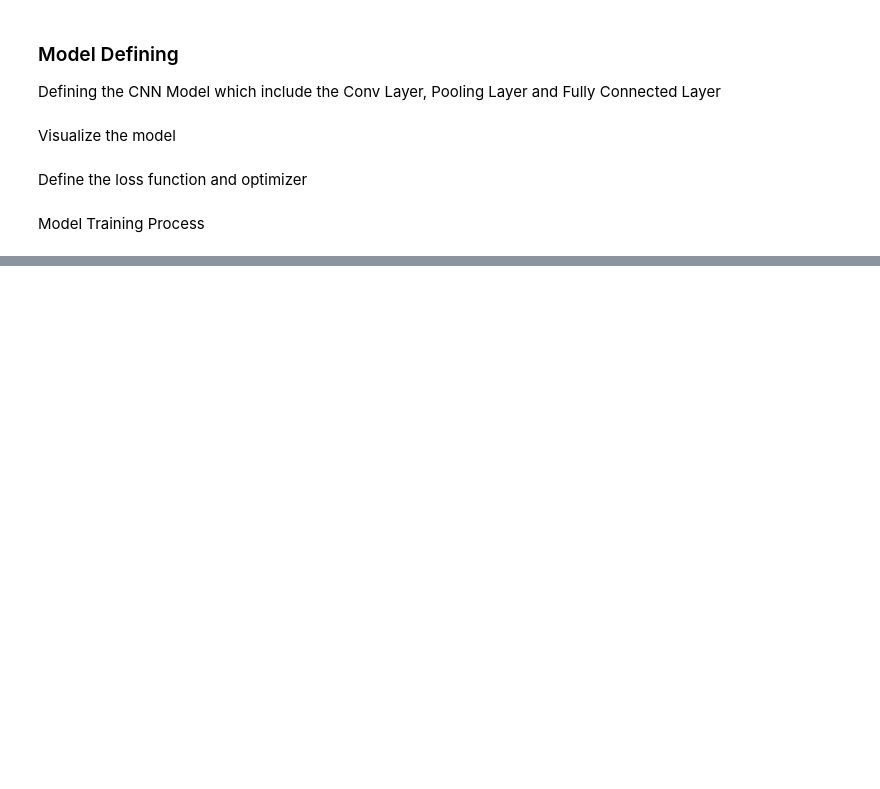
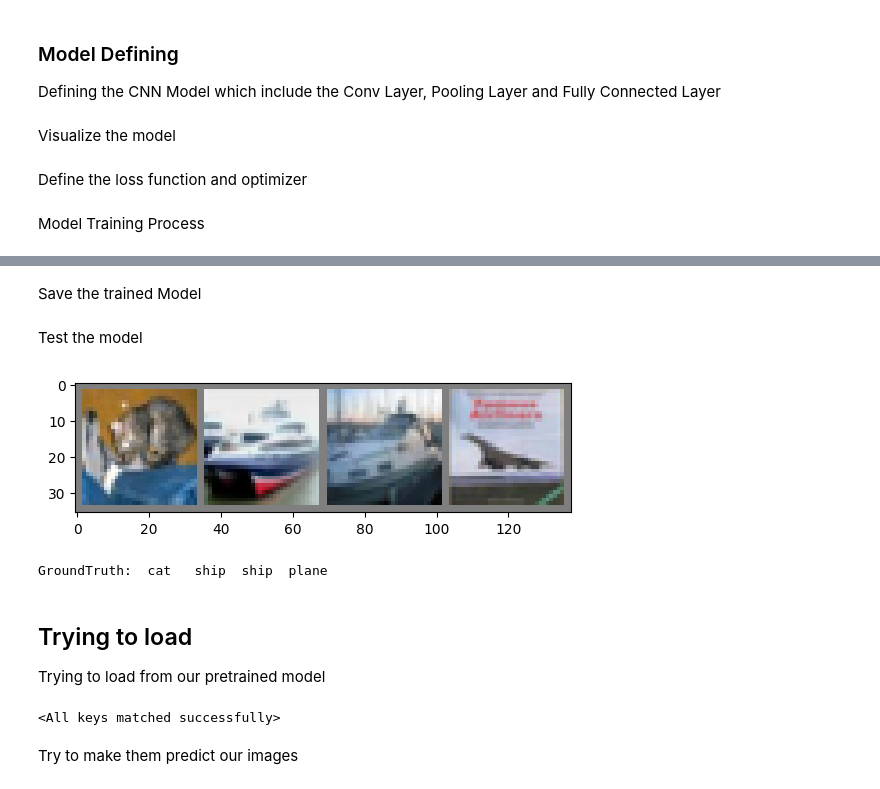
Before and after one commit to theethawat/basic-image-processing, a Jupyter notebook: 4-PytorchGettingStart.ipynb, the cells around one changed output, grey strips where cells are left out. Saved outputs shown, nothing was run; the diff lists cells and outputs as text; code cells hidden in the pictures; blank space fills up the shorter version.

Commit message:
✨ Add Model Testing

```diff
--- a/4-PytorchGettingStart.ipynb
+++ b/4-PytorchGettingStart.ipynb
@@ -11,3 +20,9 @@ from torch.utils.tensorboard import SummaryWriter
+# %%
+def imshow(img):
+    img = img/2 + 0.5 # Unnormalization
+    npimg = img.numpy() # Make it numpy
+    plt.imshow(np.transpose(npimg,(1,2,0)))
+    plt.show()
 # %% [markdown]
 Basic With Pytorch Tensor
 # %%
@@ -169,3 +186,5 @@ img_grid = torchvision.utils.make_grid(images)
 
 # write to tensorboard
 writer.add_image('basic_experiment', img_grid)
+# %% [markdown]
+Save the trained Model
@@ -171,0 +195,26 @@ writer.add_image('basic_experiment', img_grid)
+# %% [markdown]
+Test the model
+# %%
+dataiter = iter(test_loader)
+# Next Function return next iterm from iteration
+images,labels = next(dataiter)
+
+# Print Images
+fig,ax = plt.subplots(1,1)
+imshow(torchvision.utils.make_grid(images))
+
+# Display the ground truth
+print('GroundTruth: ', ' '.join(f'{classes[labels[j]]:5s}' for j in range(4)))
+# %% [output]
+[figure, added]
+GroundTruth:  cat   ship  ship  plane
+# %% [markdown]
+## Trying to load
+Trying to load from our pretrained model
+# %%
+net = MyNetwork()
+net.load_state_dict(torch.load(PATH,weights_only=True))
+# %% [output]
+<All keys matched successfully>
+# %% [markdown]
+Try to make them predict our images
```
Also changed, not shown: parts of 10 cells of this notebook, 1 other file.
